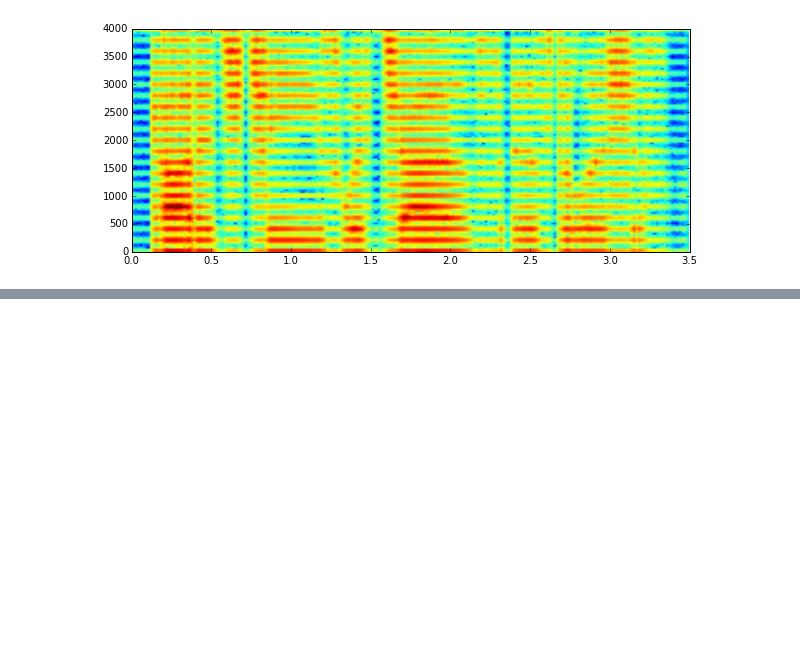
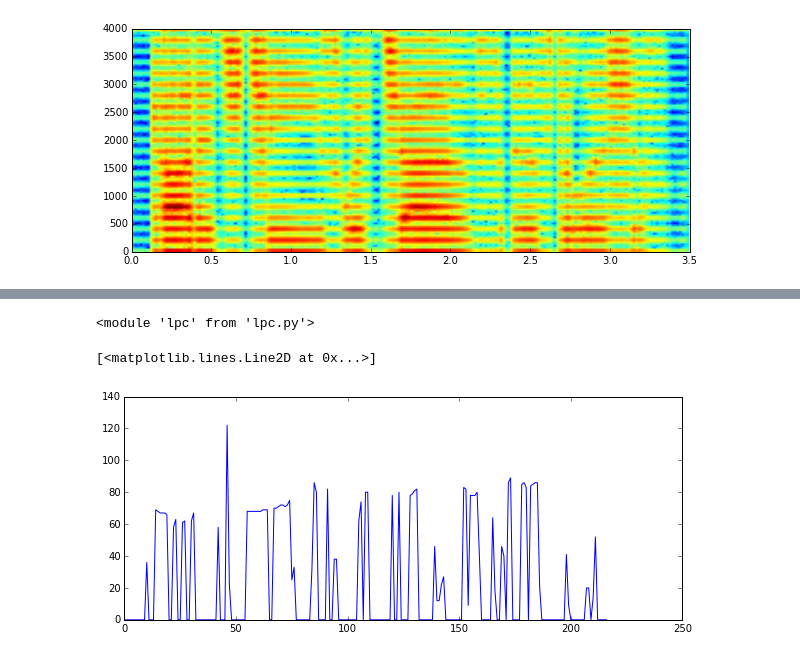
Before and after one commit to dpwe/elene4896, a Jupyter notebook: L06/E4896_L06_lpc_diary.ipynb, the cells around one changed output, grey strips where cells are left out. Saved outputs shown, nothing was run; the diff lists cells and outputs as text; code cells hidden in the pictures; blank space fills up the shorter version.

```diff
--- a/L06/E4896_L06_lpc_diary.ipynb
+++ b/L06/E4896_L06_lpc_diary.ipynb
@@ -97,2 +97,14 @@ Audio(rd, rate=sr)
 # %% [output]
 [interactive output not drawn]
+# %%
+reload(lpc)
+# %% [output]
+<module 'lpc' from 'lpc.py'>
+# %%
+bh = lpc.lpcBHenc(e)
+# %%
+plt.figure(figsize=(10, 4))
+plot(bh)
+# %% [output]
+[<matplotlib.lines.Line2D at 0x...>]
+[figure, added]
```
Also changed, not shown: parts of 4 cells of this notebook.
